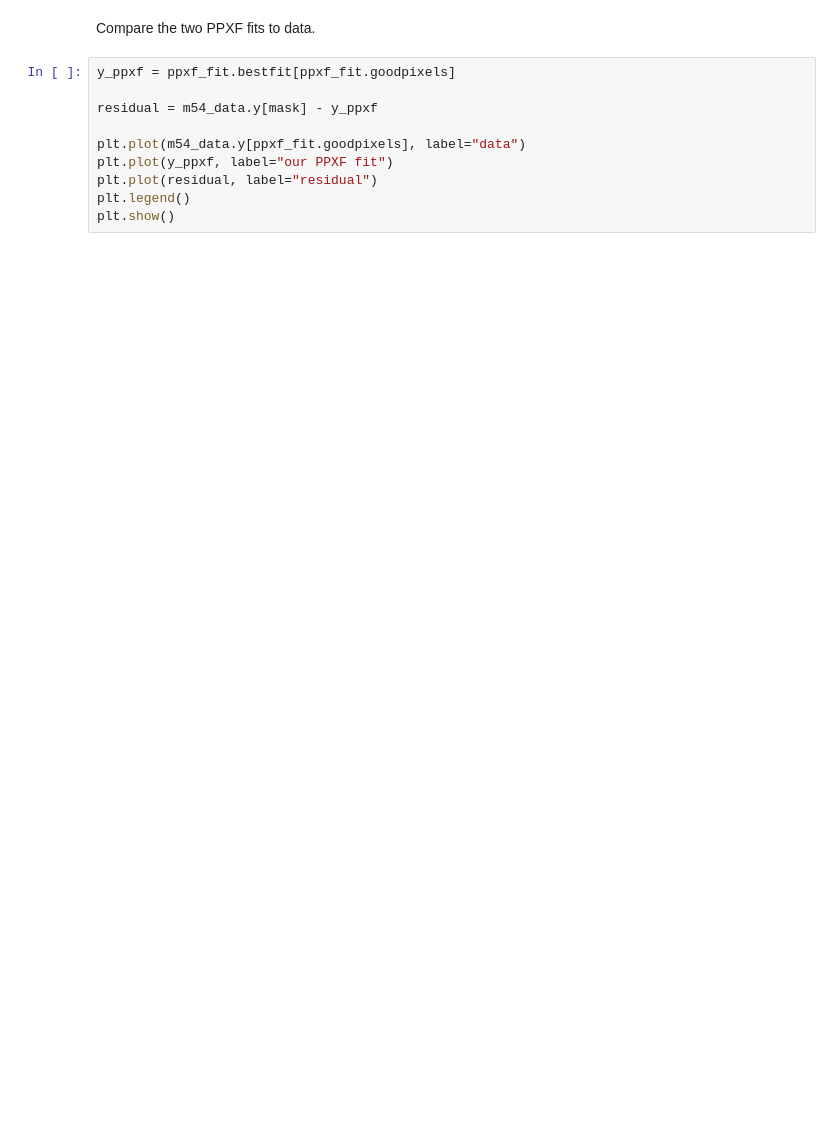
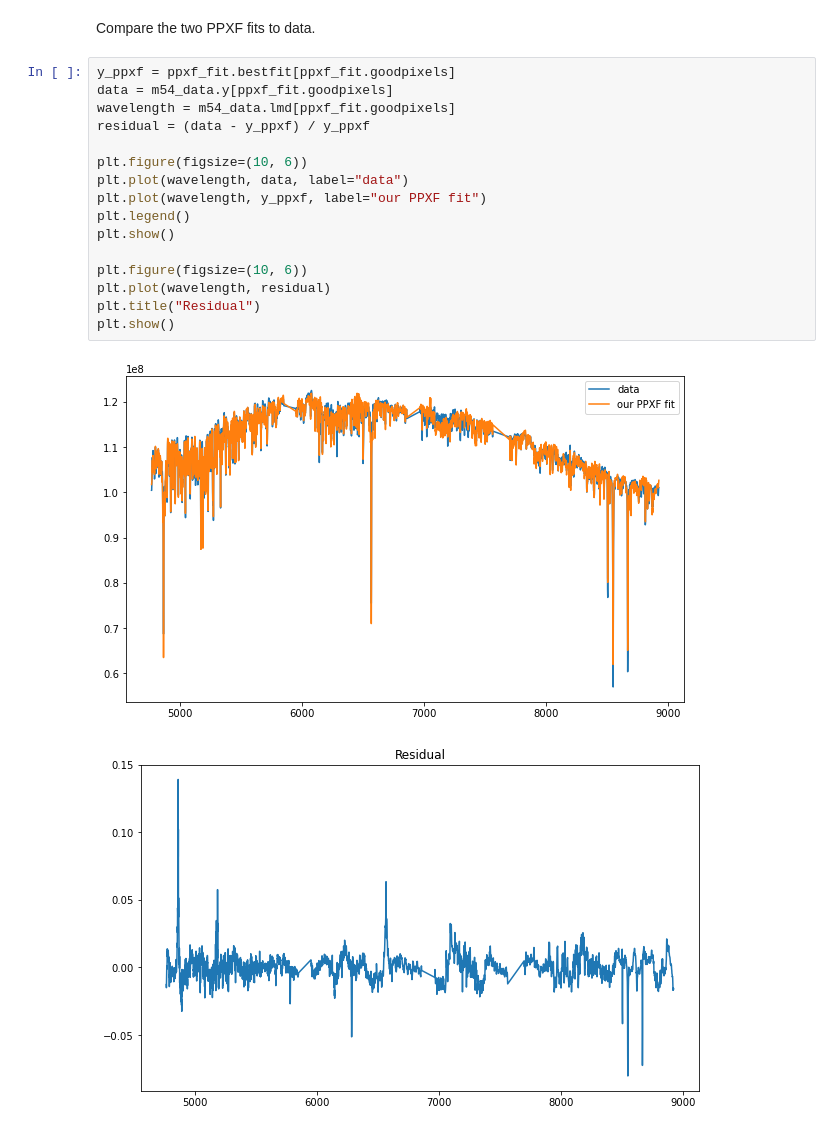
Before and after one commit to prashjet/uq4pk, a Jupyter notebook: notebooks/M54_part3.ipynb, the cells around one changed output. Drawn from its saved outputs; the diff is of its cells as text; blank space fills up the shorter version.

Commit message:
Updated last plot in notebook.

```diff
--- a/notebooks/M54_part3.ipynb
+++ b/notebooks/M54_part3.ipynb
@@ -247,11 +316,20 @@ plt.show()
 Compare the two PPXF fits to data.
 # %%
 y_ppxf = ppxf_fit.bestfit[ppxf_fit.goodpixels]
+data = m54_data.y[ppxf_fit.goodpixels]
+wavelength = m54_data.lmd[ppxf_fit.goodpixels]
+residual = (data - y_ppxf) / y_ppxf
 
-residual = m54_data.y[mask] - y_ppxf
-
-plt.plot(m54_data.y[ppxf_fit.goodpixels], label="data")
-plt.plot(y_ppxf, label="our PPXF fit")
-plt.plot(residual, label="residual")
+plt.figure(figsize=(10, 6))
+plt.plot(wavelength, data, label="data")
+plt.plot(wavelength, y_ppxf, label="our PPXF fit")
 plt.legend()
 plt.show()
+
+plt.figure(figsize=(10, 6))
+plt.plot(wavelength, residual)
+plt.title("Residual")
+plt.show()
+# %% [output]
+[figure, added]
+[figure, added]
```
Also changed, not shown: parts of 9 cells of this notebook.
